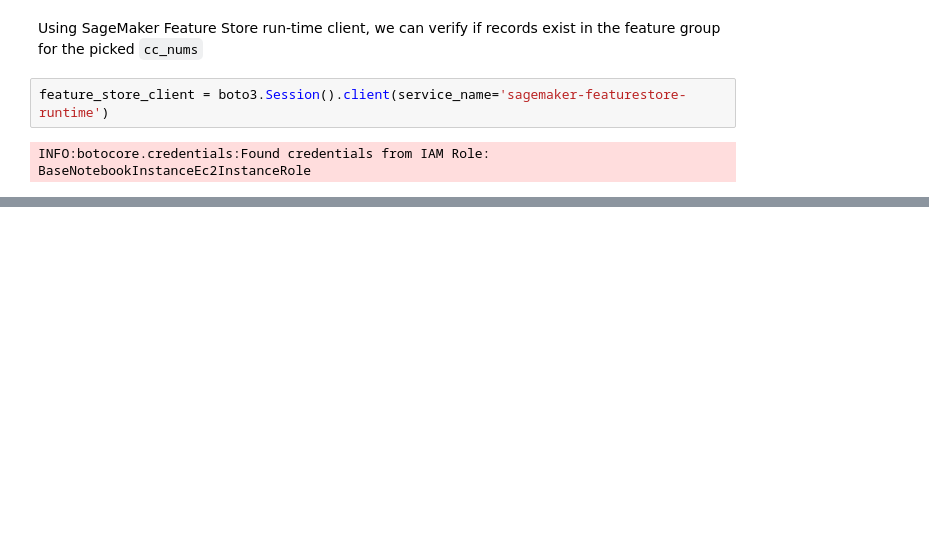
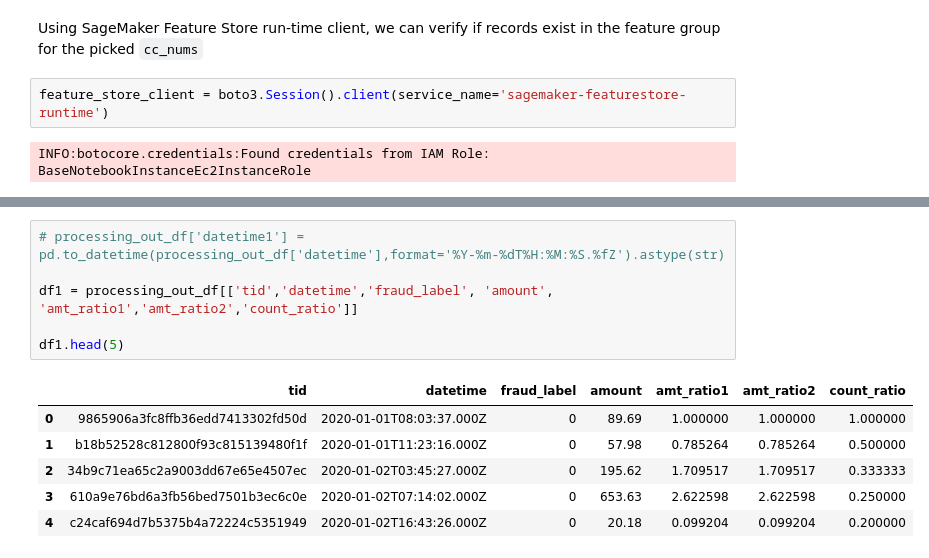
Before and after one commit to abhisodhani/sagemaker-fs-demo, a Jupyter notebook: notebooks/2_batch_ingestion-chime.ipynb, the cells around one changed output, grey strips where cells are left out. Saved outputs shown, nothing was run; the diff lists cells and outputs as text; blank space fills up the shorter version.

```diff
--- a/notebooks/2_batch_ingestion-chime.ipynb
+++ b/notebooks/2_batch_ingestion-chime.ipynb
@@ -511,0 +399,13 @@ assert success == N
+# %%
+# processing_out_df['datetime1'] = pd.to_datetime(processing_out_df['datetime'],format='%Y-%m-%dT%H:%M:%S.%fZ').astype(str)
+
+df1 = processing_out_df[['tid','datetime','fraud_label', 'amount', 'amt_ratio1','amt_ratio2','count_ratio']]
+
+df1.head(5)
+# %% [output]
+|  | tid | datetime | fraud_label | amount | amt_ratio1 | amt_ratio2 | count_ratio |
+| 0 | 9865906a3fc8ffb36edd7413302fd50d | 2020-01-01T08:03:37.000Z | 0 | 89.69 | 1.000000 | 1.000000 | 1.000000 |
+| 1 | b18b52528c812800f93c815139480f1f | 2020-01-01T11:23:16.000Z | 0 | 57.98 | 0.785264 | 0.785264 | 0.500000 |
+| 2 | 34b9c71ea65c2a9003dd67e65e4507ec | 2020-01-02T03:45:27.000Z | 0 | 195.62 | 1.709517 | 1.709517 | 0.333333 |
+| 3 | 610a9e76bd6a3fb56bed7501b3ec6c0e | 2020-01-02T07:14:02.000Z | 0 | 653.63 | 2.622598 | 2.622598 | 0.250000 |
+| 4 | c24caf694d7b5375b4a72224c5351949 | 2020-01-02T16:43:26.000Z | 0 | 20.18 | 0.099204 | 0.099204 | 0.200000 |
```
Also changed, not shown: parts of 32 cells of this notebook, 3 other files.
